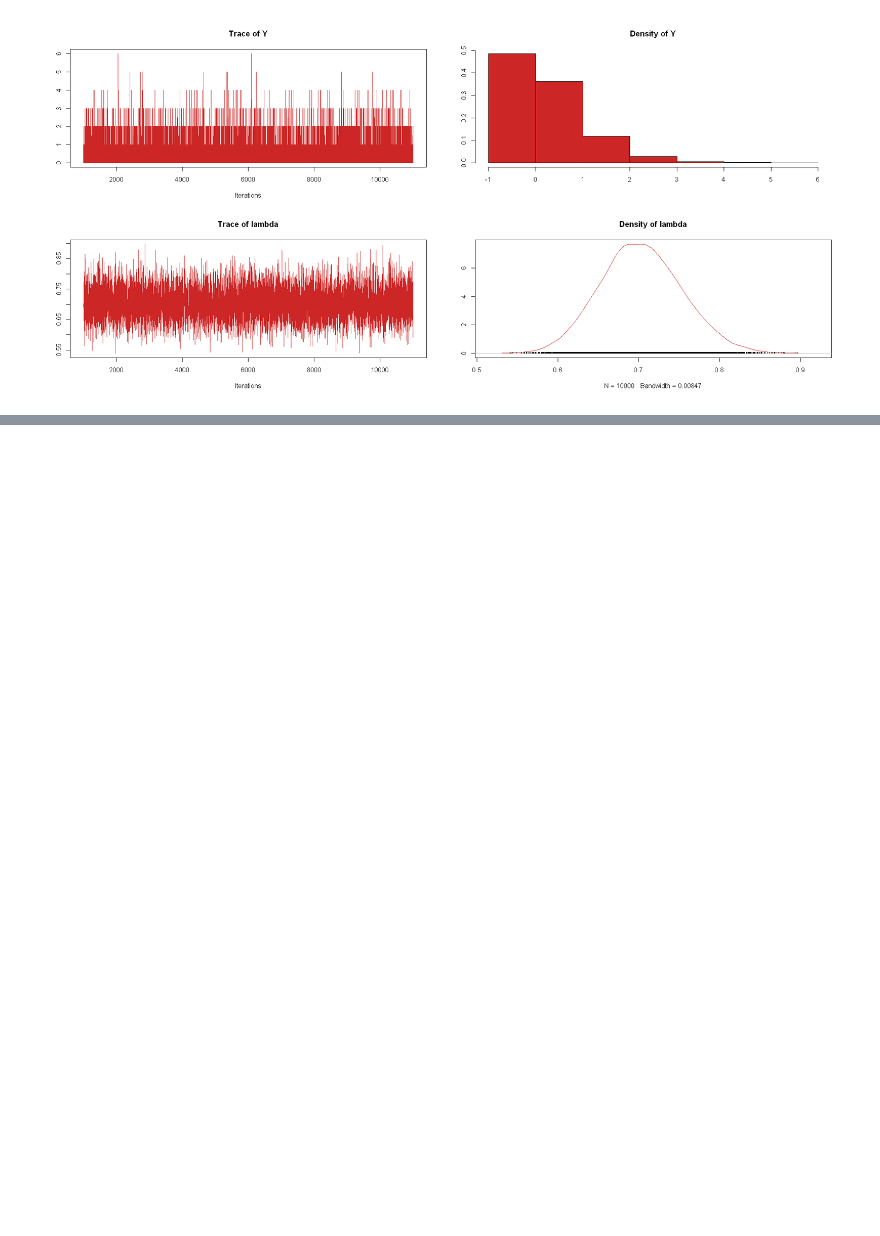
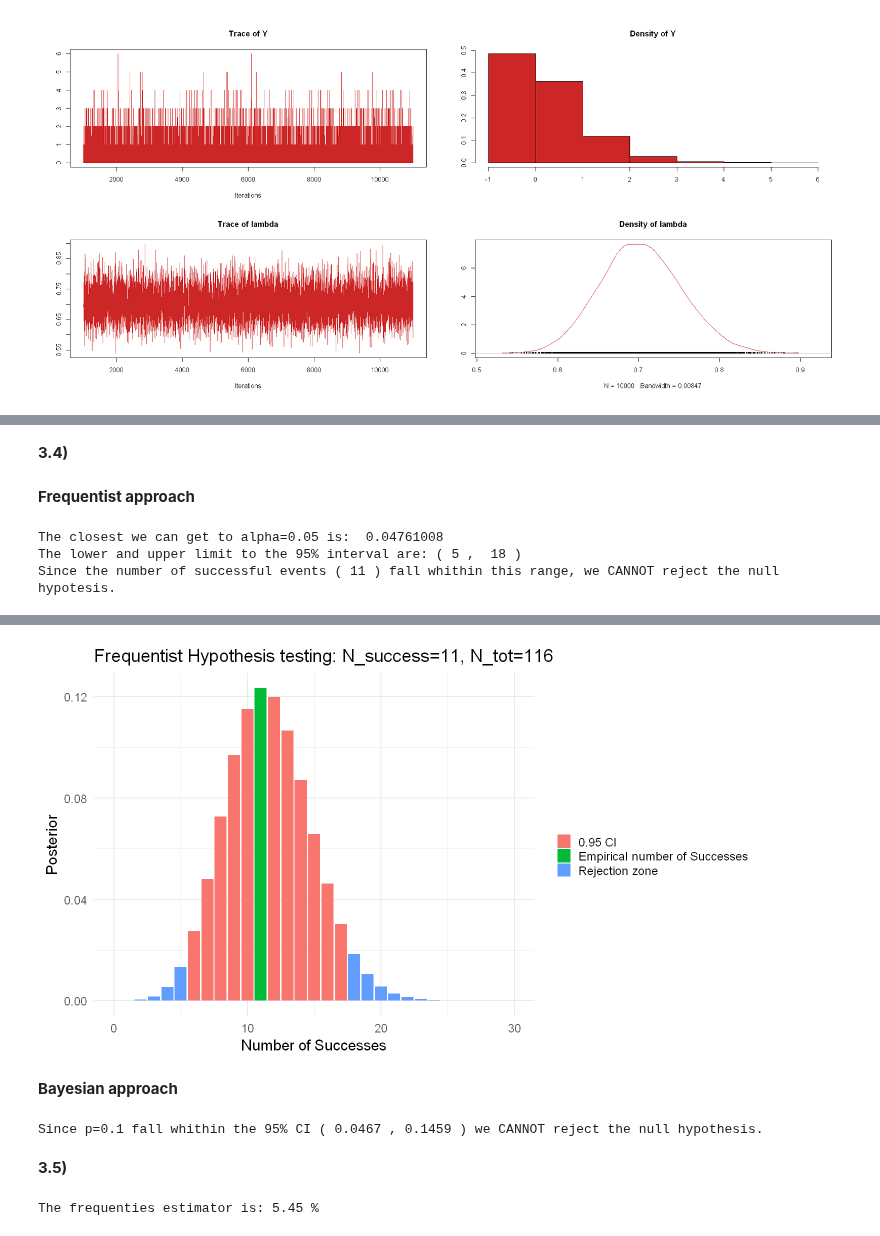
Before and after one commit to Berto70/advstat, a Jupyter notebook: ex6/Bertinelli_Gabriele_Rlab06.ipynb, the cells around one changed output, grey strips where cells are left out. Drawn from its saved outputs; the diff is of its cells as text; code cells hidden in the pictures; blank space fills up the shorter version.

```diff
--- a/ex6/Bertinelli_Gabriele_Rlab06.ipynb
+++ b/ex6/Bertinelli_Gabriele_Rlab06.ipynb
@@ -332,0 +335,3 @@ plot(chain2, col='firebrick3')
+# %%
+n <- 116 #n° of sample
+y <- 11 #samples w/ hl bacteria
@@ -332,0 +404,33 @@ plot(chain2, col='firebrick3')
+# %% [markdown]
+**3.4)**
+# %% [markdown]
+**Frequentist approach**
+# %%
+#Frequentist Approach
+alpha = 0.05
+p = seq(0, n, 1)
+p.freq = pbinom(p, n, prob=0.1, lower.tail = TRUE)
+
+lower.limit = max(p[p.freq<=alpha/2])
+upper.limit = min(p[p.freq>=1-alpha/2])
+
+alpha.star = p.freq[lower.limit] + 1 - p.freq[upper.limit]
+cat('The closest we can get to alpha=0.05 is: ', alpha.star, '\n')
+cat('The lower and upper limit to the 95% interval are: (', lower.limit, ', ', upper.limit, ')\n')
+cat('Since the number of successful events (',y,') fall whithin this range, we CANNOT reject the null hypotesis. ')
+# %% [output]
+The closest we can get to alpha=0.05 is:  0.04761008
+The lower and upper limit to the 95% interval are: ( 5 ,  18 )
+Since the number of successful events ( 11 ) fall whithin this range, we CANNOT reject the null hypotesis.
+# %%
+options(repr.plot.width=12, repr.plot.height=7)
+h0.freq <- ggplot()+
+    geom_col(aes(x=p, y=dbinom(p, n, 0.1), fill='0.95 CI'))+
+    geom_col(aes(x=p[p.freq<=alpha/2], y=dbinom(p[p.freq<=alpha/2], n, 0.1), fill='Rejection zone'))+
+    geom_col(aes(x=p[p.freq>=1-alpha/2], y=dbinom(p[p.freq>=1-alpha/2], n, 0.1), fill='Rejection zone'))+
+    geom_col(aes(x=y, y=dbinom(y, n, 0.1), fill='Empirical number of Successes'))+
+    xlim(0, 30)+
+    labs(x='Number of Successes', y = 'Posterior', title='Frequentist Hypothesis testing: N_success=11, N_tot=116', fill='') +
+    theme_minimal(base_size = 18)
+h0.freq
+# %% [output]
@@ -332,0 +443,17 @@ plot(chain2, col='firebrick3')
+[figure, added]
+# %% [markdown]
+**Bayesian approach**
+# %%
+cat('Since p=0.1 fall whithin the 95% CI (',beta_low,',',beta_up,') we CANNOT reject the null hypothesis.')
+# %% [output]
+Since p=0.1 fall whithin the 95% CI ( 0.0467 , 0.1459 ) we CANNOT reject the null hypothesis.
+# %% [markdown]
+**3.5)**
+# %%
+n <- 165
+y <- 9
+
+p_freq <- y/n
+cat('The frequenties estimator is:', round(p_freq*100, 2), '%')
+# %% [output]
+The frequenties estimator is: 5.45 %
```
Also changed, not shown: parts of 15 cells of this notebook.
